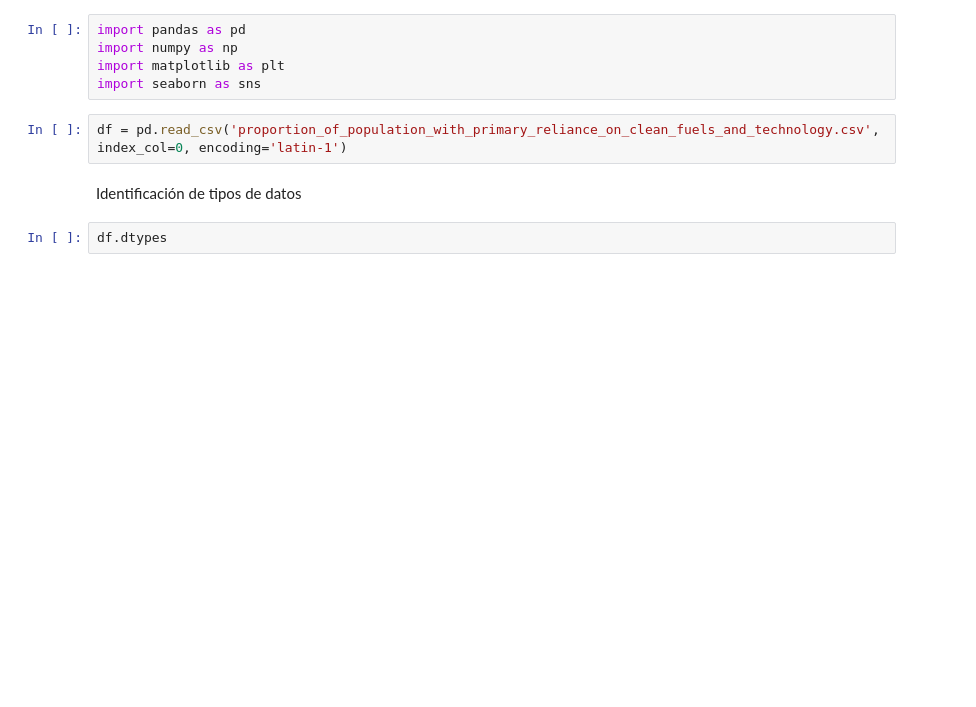
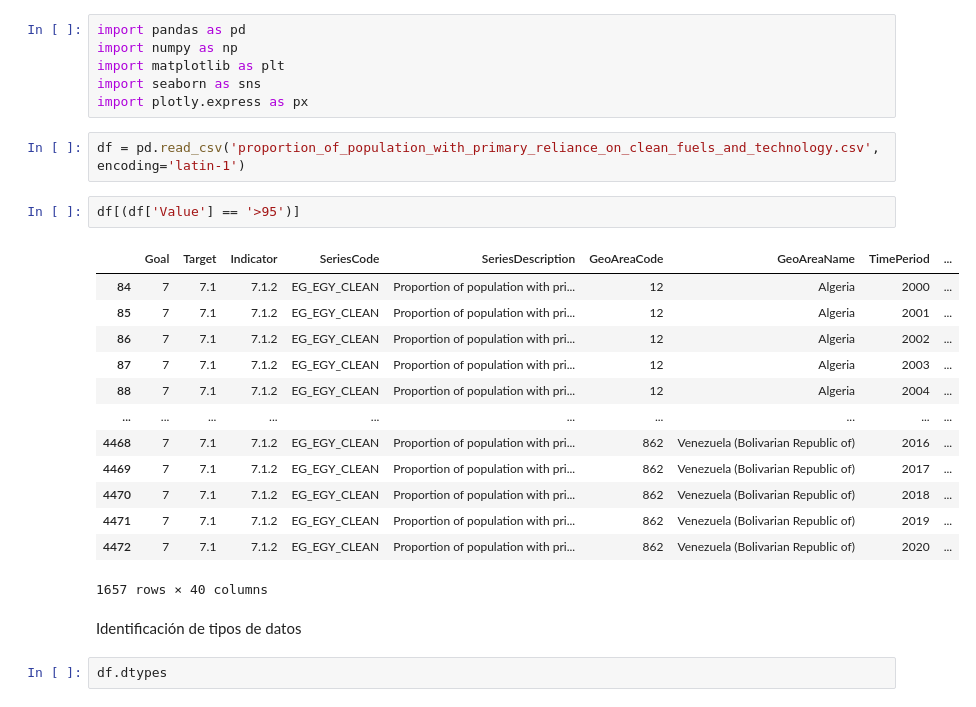
Before and after one commit to jalilpablo/Comision_Latinoamericana, a Jupyter notebook: EDA proportion_of_population_with_primary_reliance_on_clean_fuels_and_technology.ipynb, the cells around one changed output. Drawn from its saved outputs; the diff is of its cells as text; blank space fills up the shorter version.

```diff
--- a/EDA proportion_of_population_with_primary_reliance_on_clean_fuels_and_technology.ipynb
+++ b/EDA proportion_of_population_with_primary_reliance_on_clean_fuels_and_technology.ipynb
@@ -3,8 +3,25 @@ import pandas as pd
 import numpy as np
 import matplotlib as plt
 import seaborn as sns
+import plotly.express as px
 # %%
-df = pd.read_csv('proportion_of_population_with_primary_reliance_on_clean_fuels_and_technology.csv', index_col=0, encoding='latin-1')
+df = pd.read_csv('proportion_of_population_with_primary_reliance_on_clean_fuels_and_technology.csv', encoding='latin-1')
+# %%
+df[(df['Value'] == '>95')]
+# %% [output]
+|  | Goal | Target | Indicator | SeriesCode | SeriesDescription | GeoAreaCode | GeoAreaName | TimePeriod | ... |
+| 84 | 7 | 7.1 | 7.1.2 | EG_EGY_CLEAN | Proportion of population with pri... | 12 | Algeria | 2000 | ... |
+| 85 | 7 | 7.1 | 7.1.2 | EG_EGY_CLEAN | Proportion of population with pri... | 12 | Algeria | 2001 | ... |
+| 86 | 7 | 7.1 | 7.1.2 | EG_EGY_CLEAN | Proportion of population with pri... | 12 | Algeria | 2002 | ... |
+| 87 | 7 | 7.1 | 7.1.2 | EG_EGY_CLEAN | Proportion of population with pri... | 12 | Algeria | 2003 | ... |
+| 88 | 7 | 7.1 | 7.1.2 | EG_EGY_CLEAN | Proportion of population with pri... | 12 | Algeria | 2004 | ... |
+| ... | ... | ... | ... | ... | ... | ... | ... | ... | ... |
+| 4468 | 7 | 7.1 | 7.1.2 | EG_EGY_CLEAN | Proportion of population with pri... | 862 | Venezuela (Bolivarian Republic of) | 2016 | ... |
+| 4469 | 7 | 7.1 | 7.1.2 | EG_EGY_CLEAN | Proportion of population with pri... | 862 | Venezuela (Bolivarian Republic of) | 2017 | ... |
+| 4470 | 7 | 7.1 | 7.1.2 | EG_EGY_CLEAN | Proportion of population with pri... | 862 | Venezuela (Bolivarian Republic of) | 2018 | ... |
+| 4471 | 7 | 7.1 | 7.1.2 | EG_EGY_CLEAN | Proportion of population with pri... | 862 | Venezuela (Bolivarian Republic of) | 2019 | ... |
+| 4472 | 7 | 7.1 | 7.1.2 | EG_EGY_CLEAN | Proportion of population with pri... | 862 | Venezuela (Bolivarian Republic of) | 2020 | ... |
+1657 rows × 40 columns
 # %% [markdown]
 Identificación de tipos de datos
 # %%
```
Also changed, not shown: 3 other files.
